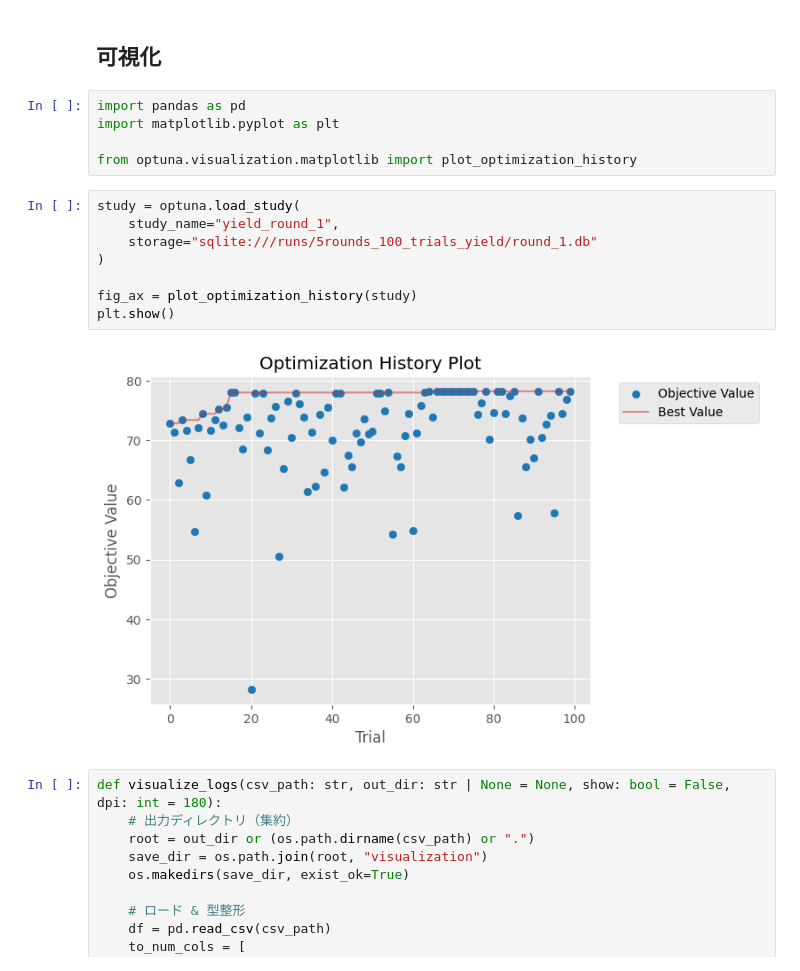
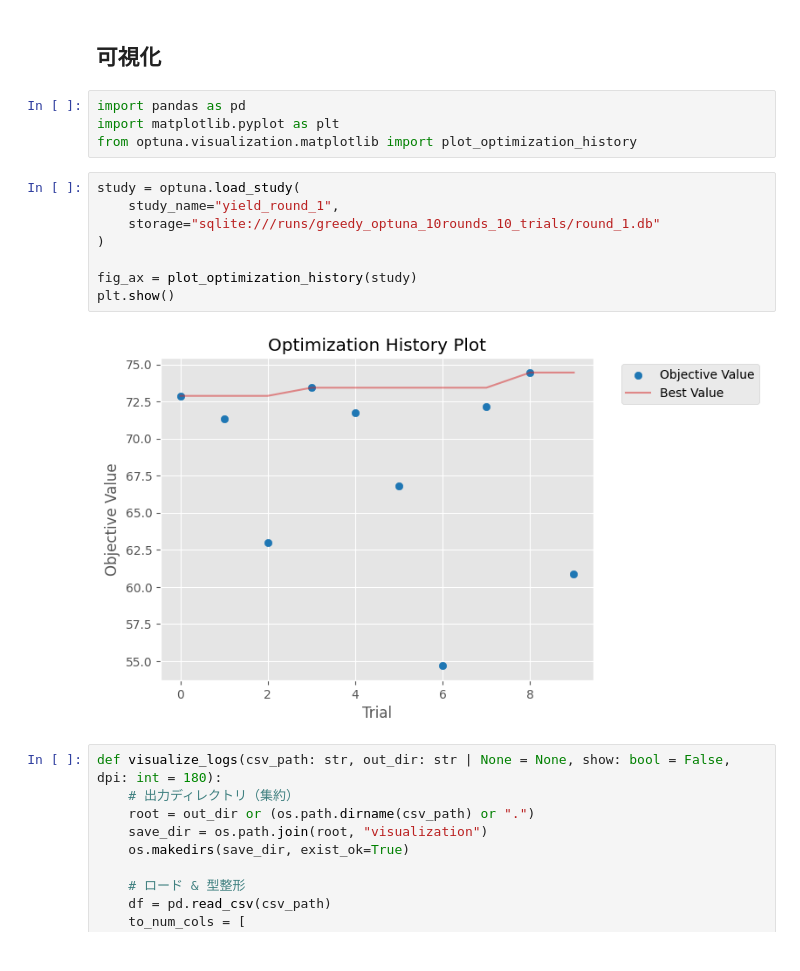
Before and after one commit to kazumasa-okamoto/ReactionT5-bo-yield, a Jupyter notebook: greedy_optuna.ipynb, the cells around one changed output. Drawn from its saved outputs; the diff is of its cells as text.

```diff
--- a/greedy_optuna.ipynb
+++ b/greedy_optuna.ipynb
@@ -728,18 +691,17 @@ Done. Logs:
 # %%
 import pandas as pd
 import matplotlib.pyplot as plt
-
 from optuna.visualization.matplotlib import plot_optimization_history
 # %%
 study = optuna.load_study(
     study_name="yield_round_1",
-    storage="sqlite:///runs/5rounds_100_trials_yield/round_1.db"
+    storage="sqlite:///runs/greedy_optuna_10rounds_10_trials/round_1.db"
 )
 
 fig_ax = plot_optimization_history(study)
 plt.show()
 # %% [output]
-[figure, old version]
+[figure, new version]
 # %%
 def visualize_logs(csv_path: str, out_dir: str | None = None, show: bool = False, dpi: int = 180):
     # 出力ディレクトリ（集約）
```
Also changed, not shown: parts of 4 cells of this notebook, 9 other files.
